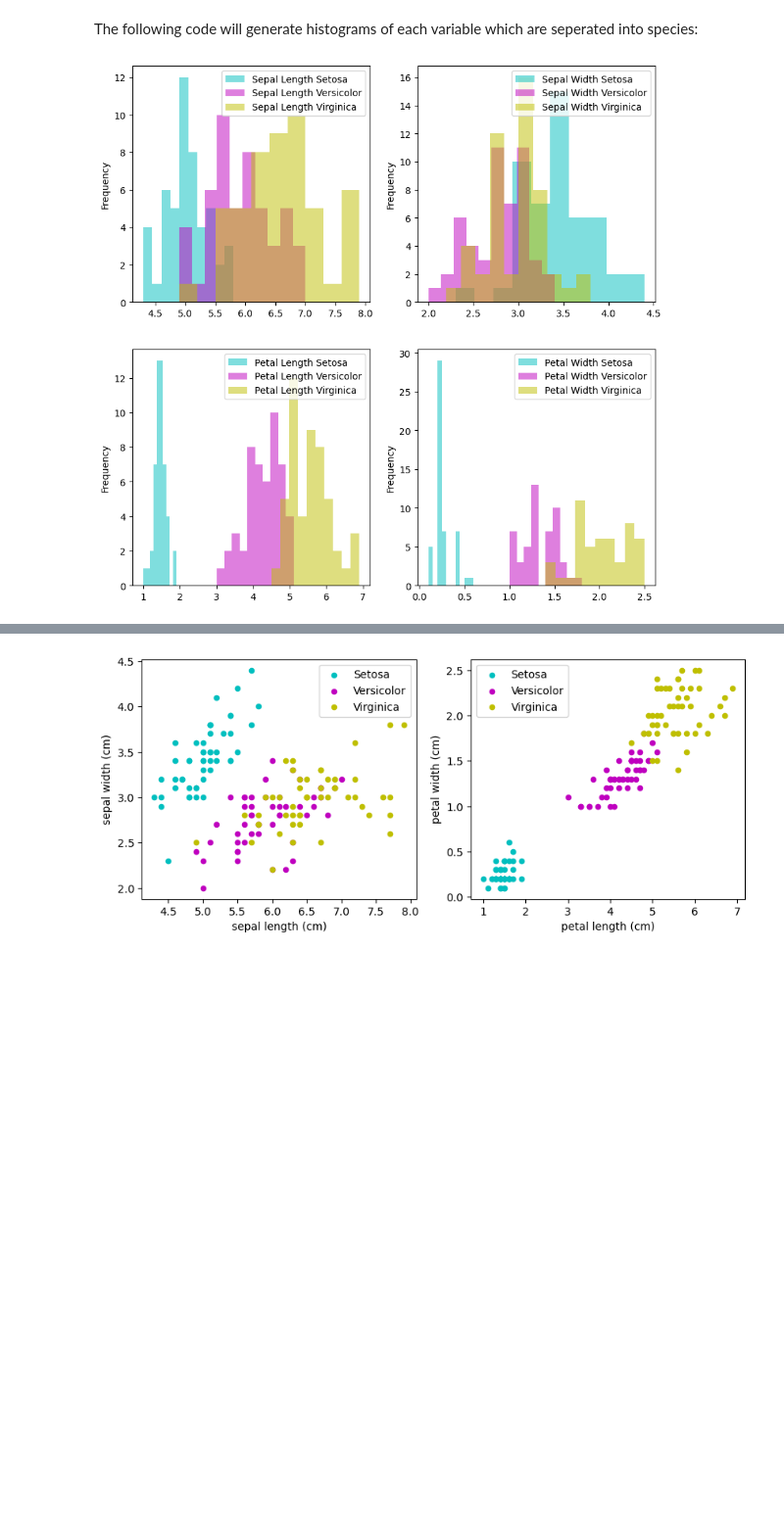
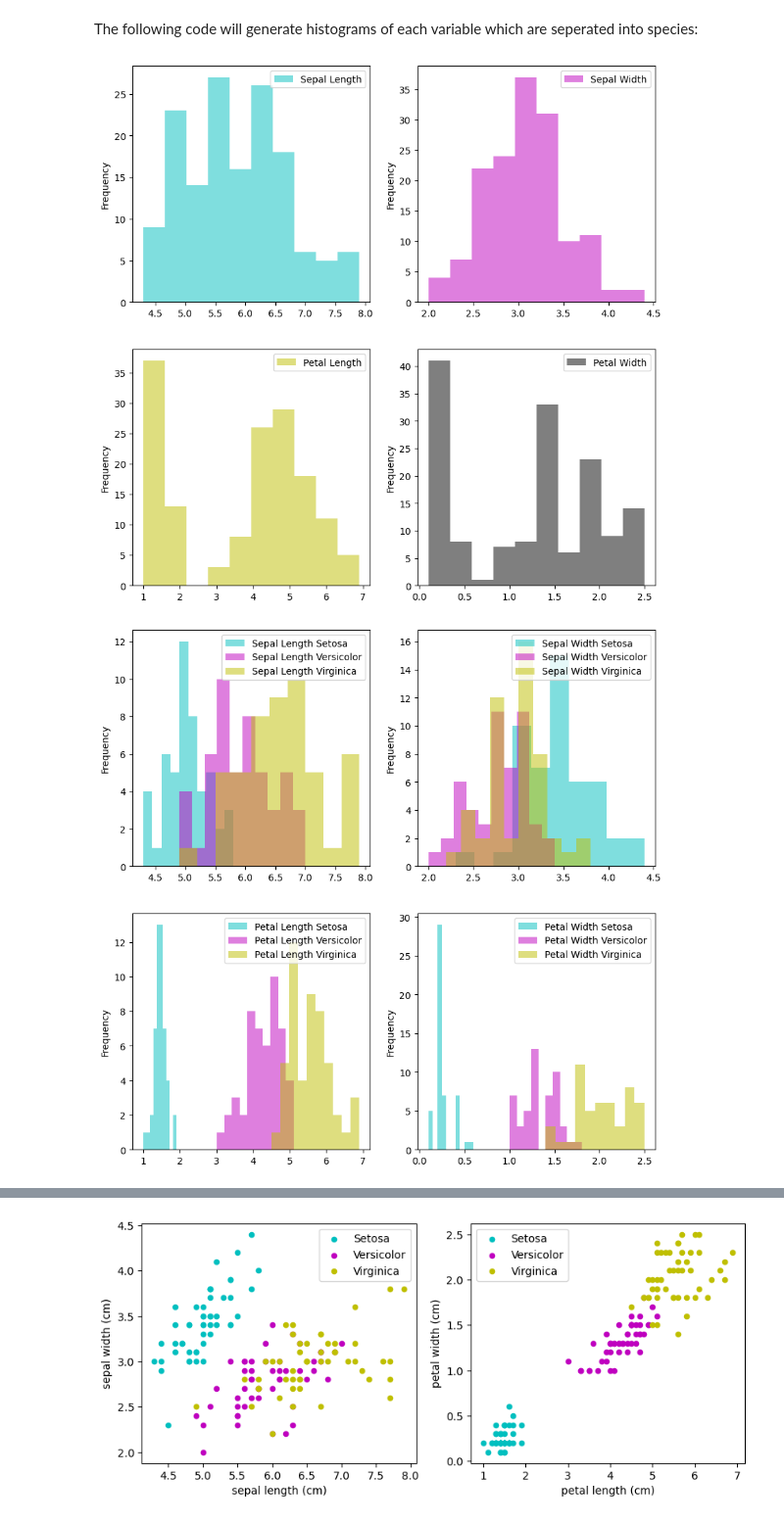
Before and after one commit to decvfox/pands-project, a Jupyter notebook: Iris_project_notebook.ipynb, the cells around one changed output, grey strips where cells are left out. Shown at 98% size. Saved outputs shown, nothing was run; the diff lists cells and outputs as text; code cells hidden in the pictures; blank space fills up the shorter version.

Commit message:
updates to plotting, variables_txt & readme

```diff
--- a/Iris_project_notebook.ipynb
+++ b/Iris_project_notebook.ipynb
@@ -155,33 +176,47 @@ import pandas as pd
 from sklearn.datasets import load_iris
 
 
 iris = load_iris()
 
 df= pd.DataFrame(data= np.c_[iris['data'], iris['target']],
                  columns= iris['feature_names'] + ['target'])
 
+# plot histograms
+
+fig, ((ax, ax1), (ax2, ax3)) = plt.subplots(ncols=2, nrows=2,  figsize=(10, 10))
+
+df.plot(kind = 'hist', y = 'sepal length (cm)', color='c', alpha = 0.5, label = 'Sepal Length', ax=ax)
+df.plot(kind = 'hist', y = 'sepal width (cm)', color='m', alpha = 0.5, label = 'Sepal Width', ax=ax1)
+df.plot(kind = 'hist', y = 'petal length (cm)', color='y', alpha = 0.5, label = 'Petal Length', ax=ax2)
+df.plot(kind = 'hist', y = 'petal width (cm)', color='k', alpha = 0.5, label = 'Petal Width', ax=ax3)
+
+plt.show()
+
+#split out species
+
 df1 = df[0:50]
 df2 = df[50:100]
 df3 = df[100:150]
 
-# plot histogram
+# plot histograms species
 
 fig, ((ax, ax1), (ax2, ax3)) = plt.subplots(ncols=2, nrows=2,  figsize=(10, 10))
 
 df1.plot(kind = 'hist', y = 'sepal length (cm)', color='c', alpha = 0.5, label = 'Sepal Length Setosa', ax=ax)
 df2.plot(kind = 'hist', y = 'sepal length (cm)', color='m', alpha = 0.5, label = 'Sepal Length Versicolor', ax=ax)
 df3.plot(kind = 'hist', y = 'sepal length (cm)', color='y', alpha = 0.5, label = 'Sepal Length Virginica', ax=ax)
 df1.plot(kind = 'hist', y = 'sepal width (cm)', color='c', alpha = 0.5, label = 'Sepal Width Setosa', ax=ax1)
 df2.plot(kind = 'hist', y = 'sepal width (cm)', color='m', alpha = 0.5, label = 'Sepal Width Versicolor', ax=ax1)
 df3.plot(kind = 'hist', y = 'sepal width (cm)', color='y', alpha = 0.5, label = 'Sepal Width Virginica', ax=ax1)
 df1.plot(kind = 'hist', y = 'petal length (cm)', color='c', alpha = 0.5, label = 'Petal Length Setosa', ax=ax2)
 df2.plot(kind = 'hist', y = 'petal length (cm)', color='m', alpha = 0.5, label = 'Petal Length Versicolor', ax=ax2)
 df3.plot(kind = 'hist', y = 'petal length (cm)', color='y', alpha = 0.5, label = 'Petal Length Virginica', ax=ax2)
 df1.plot(kind = 'hist', y = 'petal width (cm)', color='c', alpha = 0.5, label = 'Petal Width Setosa', ax=ax3)
 df2.plot(kind = 'hist', y = 'petal width (cm)', color='m', alpha = 0.5, label = 'Petal Width Versicolor', ax=ax3)
 df3.plot(kind = 'hist', y = 'petal width (cm)', color='y', alpha = 0.5, label = 'Petal Width Virginica', ax=ax3)
 
 plt.show()
 # %% [output]
-[figure, old version]
+[figure, new version]
+[figure, added]
 # %% [markdown]
```
Also changed, not shown: parts of 3 cells of this notebook, 7 other files.
